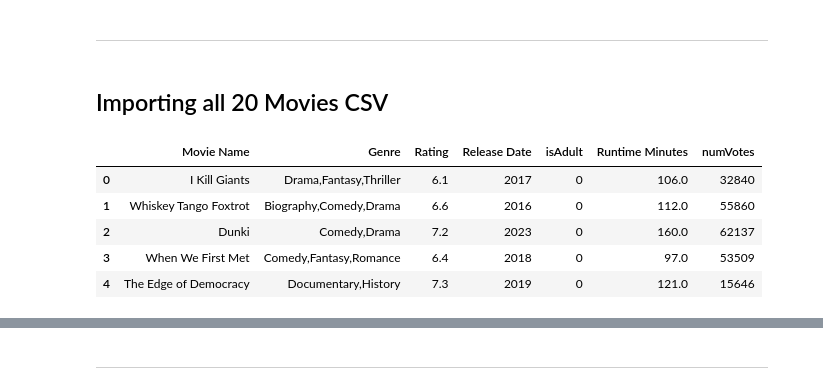
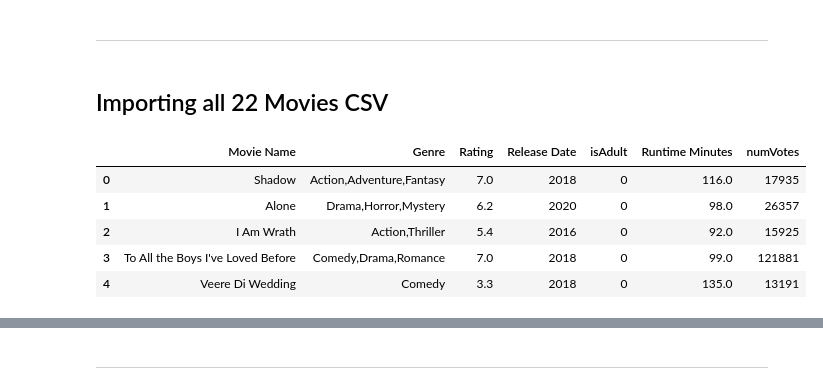
Before and after one commit to shreyashguptas/IMDb_movie_review_sentiment_analysis, a Jupyter notebook: IMDb_webscrapping_script.ipynb, the cells around one changed output, grey strips where cells are left out. Drawn from its saved outputs; the diff is of its cells as text; code cells hidden in the pictures.

```diff
--- a/IMDb_webscrapping_script.ipynb
+++ b/IMDb_webscrapping_script.ipynb
@@ -179,8 +179,8 @@ IMDb_movies_df['Random'].duplicated().sum()
 # sort the random column in ascending order
 IMDb_movies_df.sort_values(by='Random', inplace=True)
 
-# filter the top 1000 rows
-IMDb_movies_df = IMDb_movies_df.head(1000)
+# filter the top 1100 rows
+IMDb_movies_df = IMDb_movies_df.head(1100)
 # %%
 # Reset index
 IMDb_movies_df.reset_index(drop=True, inplace=True)
@@ -216,8 +216,8 @@ directory = '/Users/shreyashgupta/Library/CloudStorage/OneDrive-UniversityofArka
 if not os.path.exists(directory):
     os.makedirs(directory)
 
-# Split the dataframe into 20 separate dataframes
-for i in range(20):
+# Split the dataframe into 22 separate dataframes
+for i in range(22):
     start = i * 50
     end = (i + 1) * 50
     df = IMDb_movies_df.iloc[start:end]
@@ -228,7 +225,7 @@ for i in range(20):
 # %% [markdown]
 -----
 # %% [markdown]
-## Importing all 20 Movies CSV
+## Importing all 22 Movies CSV
 # %%
 import pandas as pd
 import os
@@ -273,6 +270,8 @@ imdb_movies_df_17 = dataframes['IMDb_movies_df_17']
 imdb_movies_df_18 = dataframes['IMDb_movies_df_18']
 imdb_movies_df_19 = dataframes['IMDb_movies_df_19']
 imdb_movies_df_20 = dataframes['IMDb_movies_df_20']
+imdb_movies_df_21 = dataframes['IMDb_movies_df_21']
+imdb_movies_df_22 = dataframes['IMDb_movies_df_22']
 # %%
 # This code does the same as what is happening above but in a loop but when using the imdb_movies_df_* the highlight shows up as the fact that the dataframe does not exist. It was driving me nuts so I just did it manually
 
@@ -283,11 +282,11 @@ imdb_movies_df_20 = dataframes['IMDb_movies_df_20']
 #     # Use exec to create a variable with the dataframe
 #     exec(f'imdb_movies_df_{i} = dataframes["{key_name}"]')
 # %%
-imdb_movies_df_20.head(5)
+imdb_movies_df_21.head(5)
 # %% [output]
 |  | Movie Name | Genre | Rating | Release Date | isAdult | Runtime Minutes | numVotes |
-| 0 | I Kill Giants | Drama,Fantasy,Thriller | 6.1 | 2017 | 0 | 106.0 | 32840 |
-| 1 | Whiskey Tango Foxtrot | Biography,Comedy,Drama | 6.6 | 2016 | 0 | 112.0 | 55860 |
-| 2 | Dunki | Comedy,Drama | 7.2 | 2023 | 0 | 160.0 | 62137 |
-| 3 | When We First Met | Comedy,Fantasy,Romance | 6.4 | 2018 | 0 | 97.0 | 53509 |
-| 4 | The Edge of Democracy | Documentary,History | 7.3 | 2019 | 0 | 121.0 | 15646 |
+| 0 | Shadow | Action,Adventure,Fantasy | 7.0 | 2018 | 0 | 116.0 | 17935 |
+| 1 | Alone | Drama,Horror,Mystery | 6.2 | 2020 | 0 | 98.0 | 26357 |
+| 2 | I Am Wrath | Action,Thriller | 5.4 | 2016 | 0 | 92.0 | 15925 |
+| 3 | To All the Boys I've Loved Before | Comedy,Drama,Romance | 7.0 | 2018 | 0 | 99.0 | 121881 |
+| 4 | Veere Di Wedding | Comedy | 3.3 | 2018 | 0 | 135.0 | 13191 |
```
Also changed, not shown: parts of 21 cells of this notebook, 8 other files.
